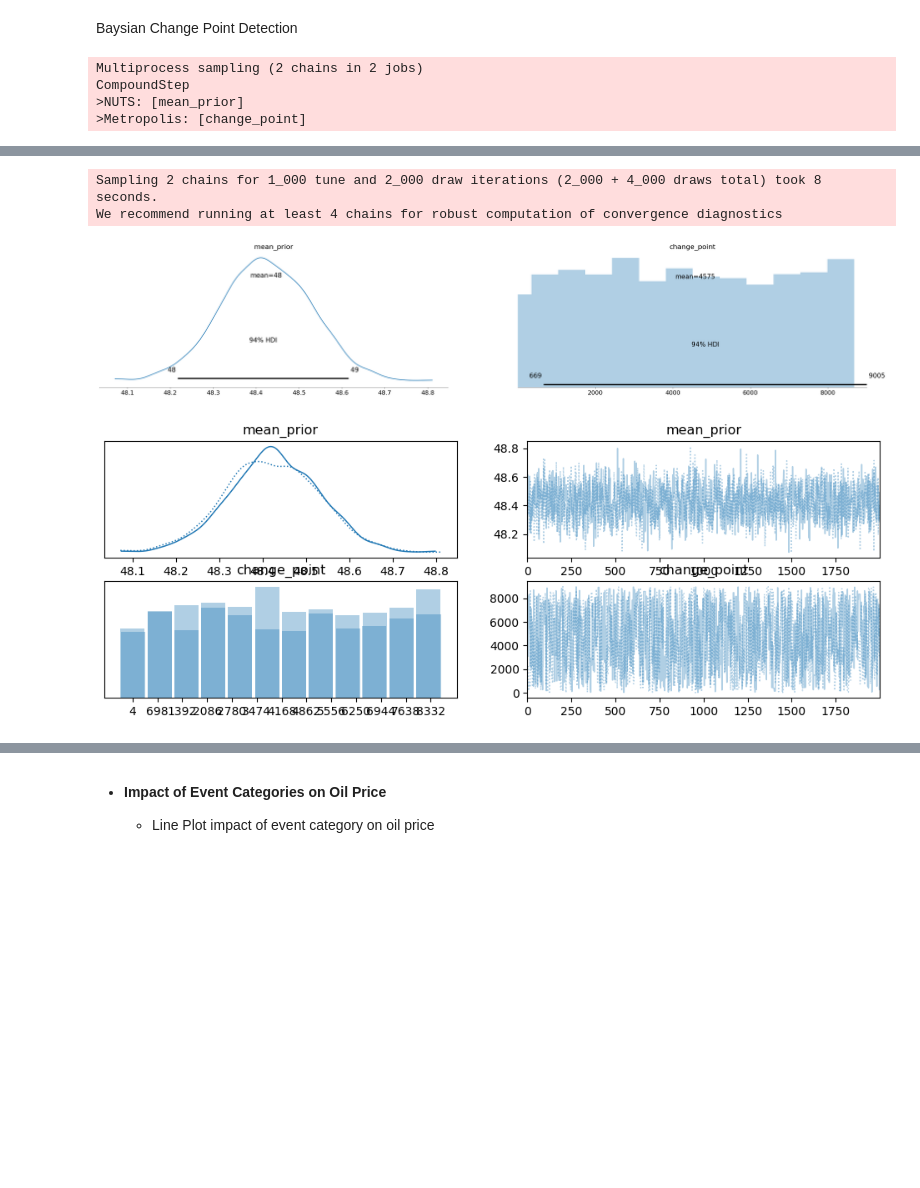
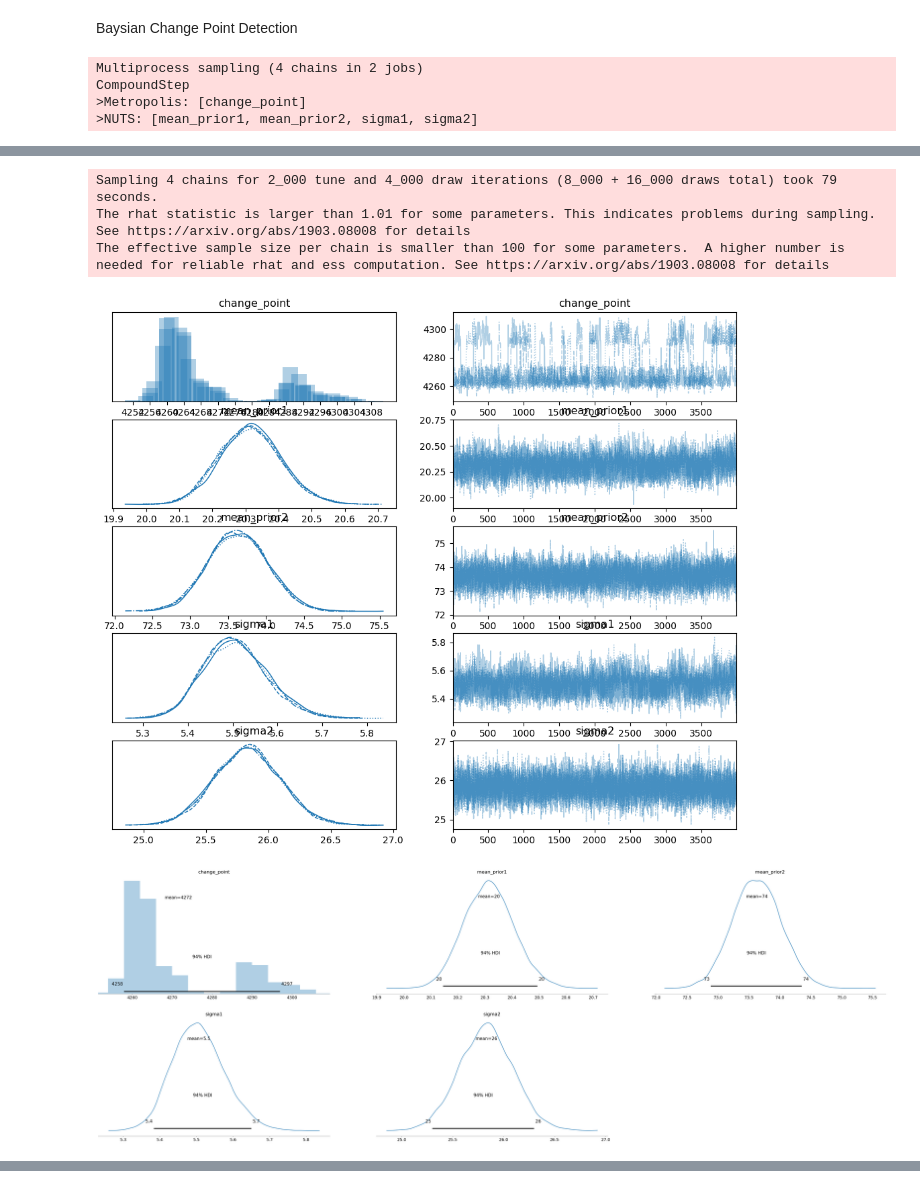
Before and after one commit to epythonlab/oil-price-statistical-modeling, a Jupyter notebook: notebooks/oil_price_analysis.ipynb, the cells around one changed output, grey strips where cells are left out. Saved outputs shown, nothing was run; the diff lists cells and outputs as text; code cells hidden in the pictures; blank space fills up the shorter version.

```diff
--- a/notebooks/oil_price_analysis.ipynb
+++ b/notebooks/oil_price_analysis.ipynb
@@ -11,6 +11,8 @@ import matplotlib.pyplot as plt
 import seaborn as sns
 import matplotlib.patches as mpatches
 import os, sys
+from statsmodels.tsa.seasonal import seasonal_decompose
+from statsmodels.tsa.stattools import adfuller
 # Add the 'scripts' directory to the Python path for module imports
 sys.path.append(os.path.abspath(os.path.join('..', 'scripts')))
 
@@ -26,7 +28,7 @@ from data_preprocessor import DataPreprocessor
 logger = SetupLogger(log_file='../logs/notebooks.log').get_logger()
 
 # Set default figure size for all plots
-plt.rcParams['figure.figsize'] = (14, 5)
+plt.rcParams['figure.figsize'] = (14, 7)
 # %% [markdown]
 **Data Collection**
 # %% [markdown]
@@ -284,13 +269,15 @@ plt.show()
     - Aggregate prices by year and visualize seasonal patterns.
 # %%
 # Extract the year from the Date
-price_data['Year'] = price_data['Date'].dt.year
+df = price_data.copy().reset_index()
+
+df['Year'] = df['Date'].dt.year
 
 # Calculate average price per year
-yearly_avg = price_data.groupby('Year')['Price'].mean().reset_index()
+yearly_avg = df.groupby('Year')['Price'].mean().reset_index()
 
 # Plot yearly average prices
-plt.figure(figsize=(12, 4))
+plt.figure(figsize=(12, 6))
 sns.barplot(x='Year', y='Price', data=yearly_avg, hue='Year', legend=False, palette='viridis')
 plt.title('Average Yearly Brent Oil Prices', fontsize=16)
 plt.xlabel('Year', fontsize=14)
@@ -362,67 +454,77 @@ Detected change point years: [1999, 2005, 2010, 2014, 2021]
 # %% [markdown]
 Baysian Change Point Detection
 # %%
+import numpy as np
 import pymc as pm
-import numpy as np
+import arviz as az
 import pandas as pd
 import matplotlib.pyplot as plt
-import arviz as az
 
-# Assuming price_data is a pandas DataFrame with a 'Price' column
+# Load your price data (Assuming 'price_data' is a DataFrame with 'Date' as index and 'Price' as column)
+
+# Extract price values for modeling
 data = price_data['Price'].values
 
-# Set informative mean priors based on your analysis
+# Set informative mean priors based on analysis of data
 prior_mu1 = np.mean(data)  # Prior mean for the first segment
+prior_mu2 = np.mean(data)  # Prior mean for the second segment
 
 with pm.Model() as model:
-    # Mean and standard deviation for each segment with informative priors
-    mean_prior = pm.Normal('mean_prior', mu=prior_mu1, sigma=10)
-    # Change point location (a discrete uniform distribution)
-    change_point = pm.DiscreteUniform('change_point', lower=1, upper=len(data) - 1)
+    # Define the change point
+    change_point = pm.DiscreteUniform('change_point', lower=0, upper=len(data) - 1)
 
-    # Likelihood
+    # Segment-specific means and standard deviations
+    mu1 = pm.Normal('mean_prior1', mu=prior_mu1, sigma=5)  # Mean for segment 1
+    mu2 = pm.Normal('mean_prior2', mu=prior_mu2, sigma=5)  # Mean for segment 2
+    sigma1 = pm.HalfNormal('sigma1', sigma=5)  # Std deviation for segment 1
+    sigma2 = pm.HalfNormal('sigma2', sigma=5)  # Std deviation for segment 2
+
+    # Likelihood with switching behavior at change point
     likelihood = pm.Normal('likelihood',
-                           mu=mean_prior,
-                           sigma=10,observed=data)
+                           mu=pm.math.switch(change_point >= np.arange(len(data)), mu1, mu2),
+                           sigma=pm.math.switch(change_point >= np.arange(len(data)), sigma1, sigma2),
+                           observed=data)
 
     # Sample from the posterior
-    trace = pm.sample(2000, tune=1000)
+    trace = pm.sample(4000, tune=2000, chains=4, random_seed=42)
 
-# Analyze and plot the results
+# Plot convergence diagnostics
+az.plot_trace(trace)
+
+# Plot posterior distributions
 pm.plot_posterior(trace)
-
 plt.show()
 
-# Extract the change point
-s_posterior = trace.posterior['change_point'].values
+# Analyze the change point
+s_posterior = trace.posterior['change_point'].values.flatten()
 estimated_change_point = int(np.median(s_posterior))
 
-# Convert the index of the change point back to date (if necessary)
+# Map change point index back to date
 change_point_date = price_data.index[estimated_change_point]
 print(f"Estimated Change Point Date: {change_point_date}")
 
-# Calculate HDI for the change point
-hdi = az.hdi(s_posterior, hdi_prob=0.95)  # Calculate the HDI at 95% probability
+# Calculate 95% HDI for the change point
+hdi = az.hdi(s_posterior, hdi_prob=0.95)
 print(f"95% HDI for the Change Point: {hdi}")
 
-# Plot the results
-plt.figure(figsize=(14, 7))
+# Visualize the change point on the price data
 plt.plot(price_data.index, data, label='Brent Oil Price', color='blue')
 plt.axvline(change_point_date, color='red', linestyle='--', label=f'Change Point ({change_point_date.year})')
 plt.title('Bayesian Change Point Detection with PyMC')
 plt.xlabel('Date')
 plt.ylabel('Price (USD)')
 plt.legend()
 plt.grid()
 plt.show()
 # %% [output]
-Multiprocess sampling (2 chains in 2 jobs)
+Multiprocess sampling (4 chains in 2 jobs)
 CompoundStep
->NUTS: [mean_prior]
 >Metropolis: [change_point]
+>NUTS: [mean_prior1, mean_prior2, sigma1, sigma2]
 [interactive output not drawn]
 [interactive output not drawn]
-Sampling 2 chains for 1_000 tune and 2_000 draw iterations (2_000 + 4_000 draws total) took 8 seconds.
-We recommend running at least 4 chains for robust computation of convergence diagnostics
+Sampling 4 chains for 2_000 tune and 4_000 draw iterations (8_000 + 16_000 draws total) took 79 seconds.
+The rhat statistic is larger than 1.01 for some parameters. This indicates problems during sampling. See https://arxiv.org/abs/1903.08008 for details
+The effective sample size per chain is smaller than 100 for some parameters.  A higher number is needed for reliable rhat and ess computation. See https://arxiv.org/abs/1903.08008 for details
-[figure, old version]
+[figure, new version]
-[figure, old version]
+[figure, new version]
@@ -438,4 +533,0 @@ Estimated Change Point Date: 2005-01-26 00:00:00
-# %% [markdown]
-- **Impact of Event Categories on Oil Price**
-
-    - Line Plot impact of event category on oil price
```
Also changed, not shown: parts of 37 cells of this notebook, 1 other file.
